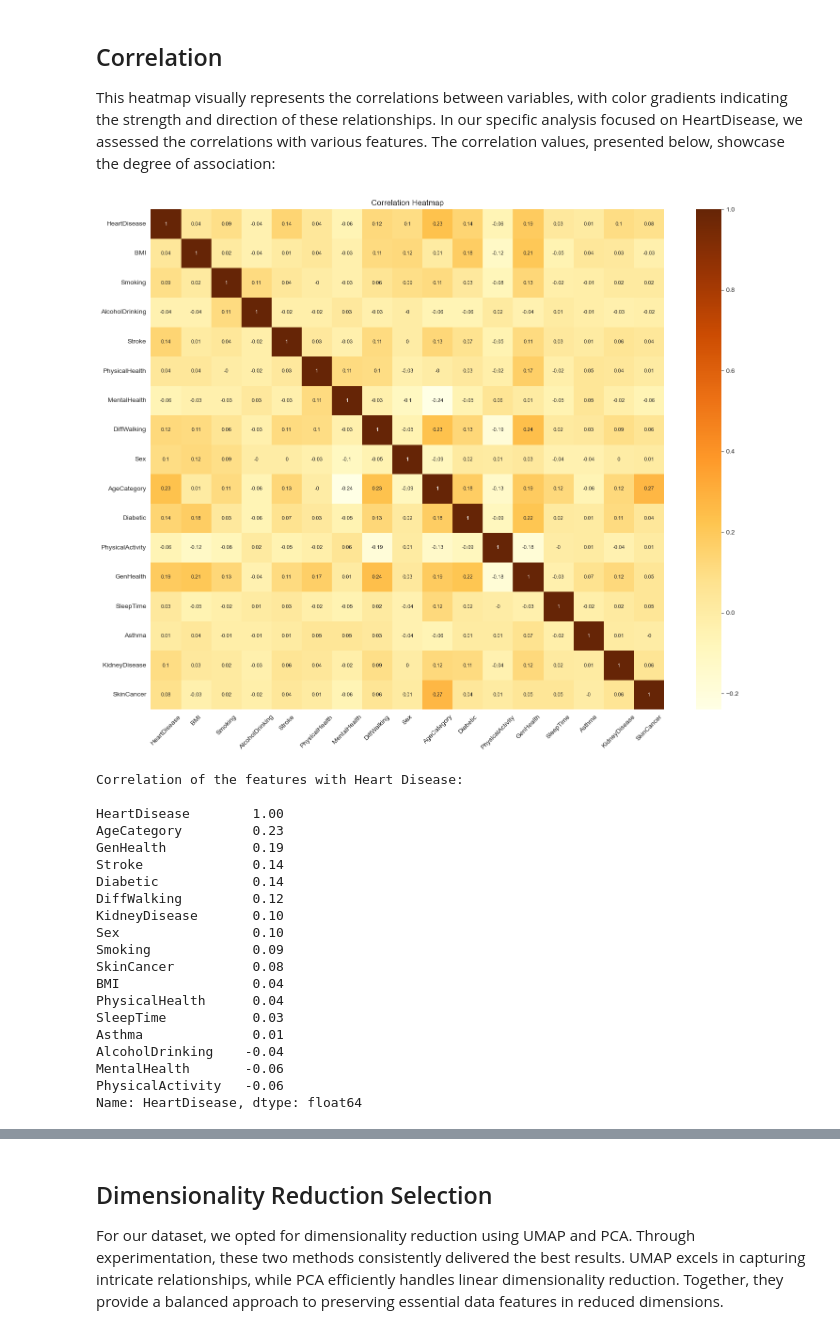
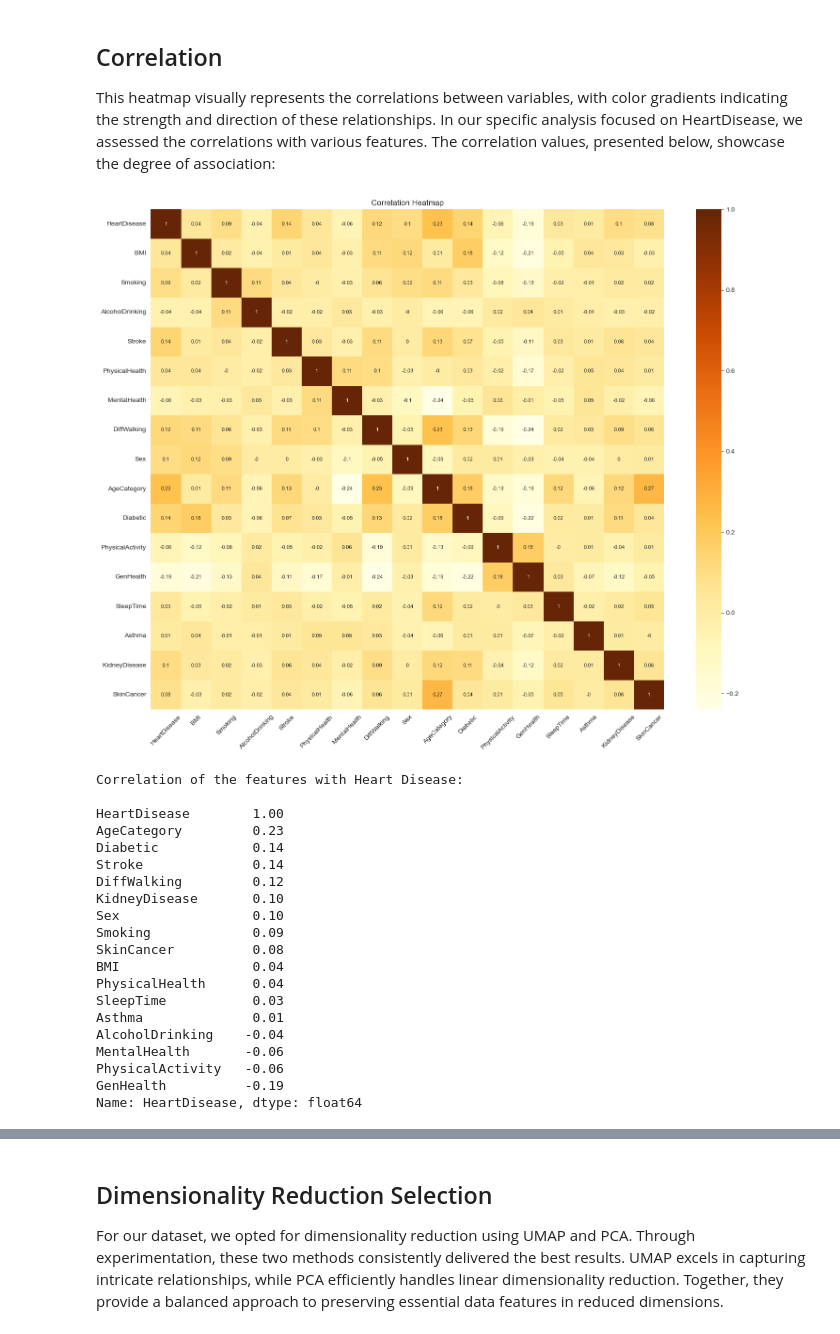
Before and after one commit to fonsi16/Data-Science-Project, a Jupyter notebook: projeto/notebooks/data_exploration_preprocessing_notebook.ipynb, the cells around one changed output, grey strips where cells are left out. Drawn from its saved outputs; the diff is of its cells as text; code cells hidden in the pictures.

```diff
--- a/projeto/notebooks/data_exploration_preprocessing_notebook.ipynb
+++ b/projeto/notebooks/data_exploration_preprocessing_notebook.ipynb
@@ -741,16 +868,15 @@ data_visualization_cleaned.plots(['count'])
 ## Correlation
 This heatmap visually represents the correlations between variables, with color gradients indicating the strength and direction of these relationships. In our specific analysis focused on HeartDisease, we assessed the correlations with various features. The correlation values, presented below, showcase the degree of association:
 # %%
-data_visualization_cleaned.plots(['correlation', 'barh'])
+data_visualization.plots(['correlation', 'barh'])
 # %% [output]
-[figure, old version]
+[figure, new version]
 Correlation of the features with Heart Disease:
 
 HeartDisease        1.00
 AgeCategory         0.23
-GenHealth           0.19
+Diabetic            0.14
 Stroke              0.14
-Diabetic            0.14
 DiffWalking         0.12
 KidneyDisease       0.10
 Sex                 0.10
@@ -763,4 +889,5 @@ Asthma              0.01
 AlcoholDrinking    -0.04
 MentalHealth       -0.06
 PhysicalActivity   -0.06
+GenHealth          -0.19
 Name: HeartDisease, dtype: float64
```
Also changed, not shown: parts of 17 cells of this notebook, 2 other files.
